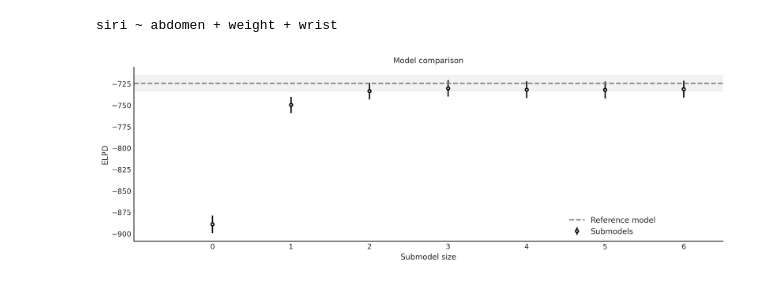
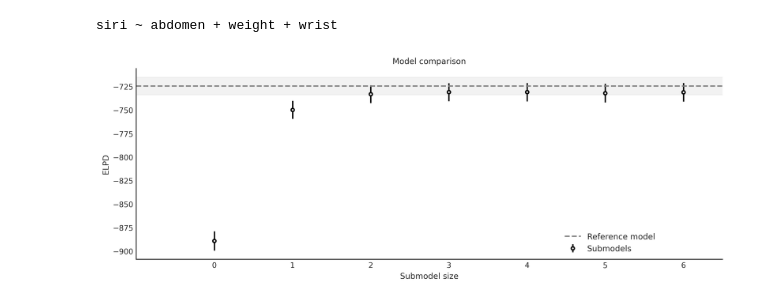
Before and after one commit to aloctavodia/BAP3, a Jupyter notebook: code/Chp_06.ipynb, the cells around one changed output. Saved outputs shown, nothing was run; the diff lists cells and outputs as text; code cells hidden in the pictures.

```diff
--- a/code/Chp_06.ipynb
+++ b/code/Chp_06.ipynb
@@ -500,6 +504,7 @@ submodel
 # %% [output]
 siri ~ abdomen + weight + wrist
 # %%
-cmp, ax = ppi.plot_compare(plot=True, figsize=(12, 4));
+cmp, ax = ppi.plot_compare(plot=True, figsize=(11, 4));
+plt.savefig("../fig/body_compare.png")
 # %% [output]
-[figure, old version]
+[figure, new version]
```
Also changed, not shown: parts of 16 cells of this notebook, 32 other files.
